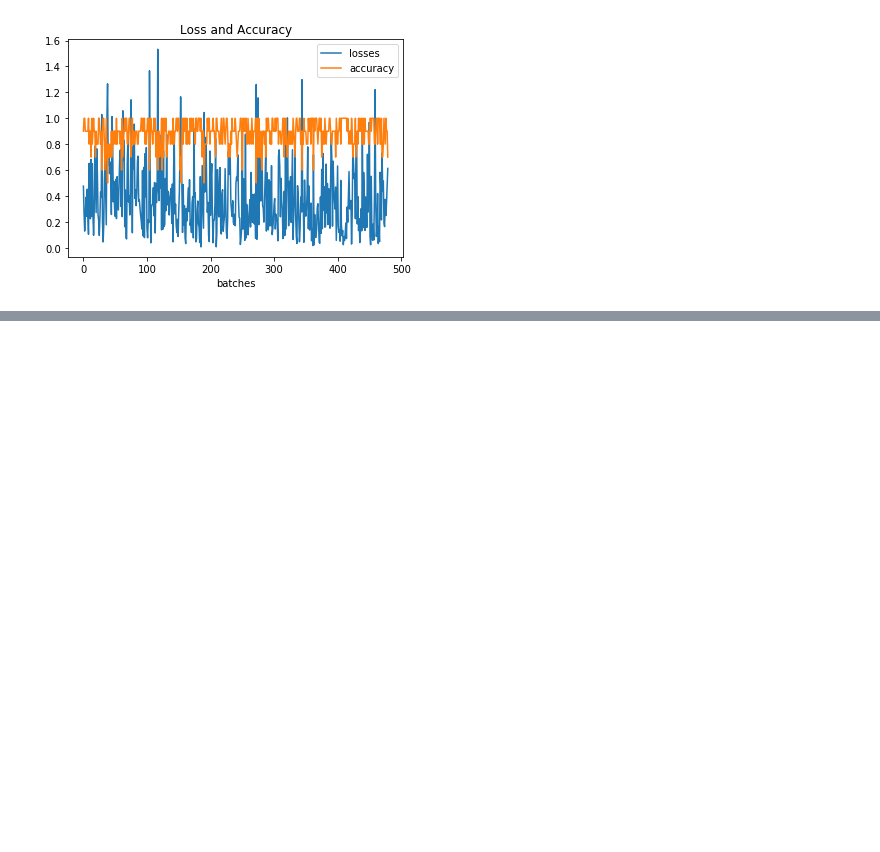
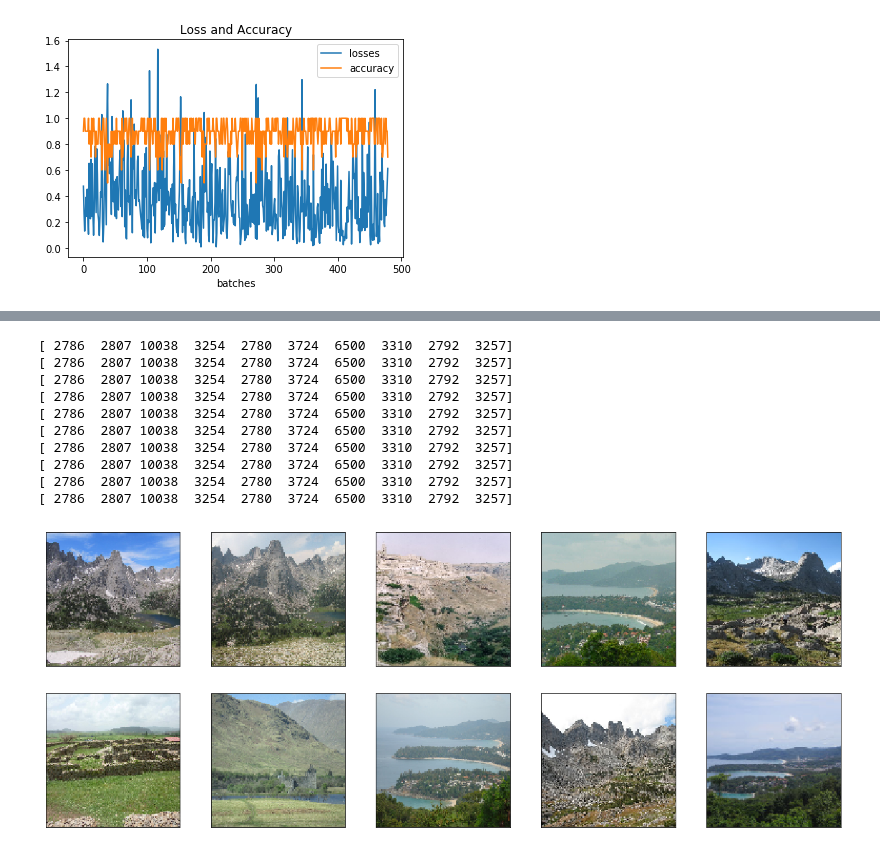
Before and after one commit to stavco9/landmarksColman, a Jupyter notebook: ML2/ml2.ipynb, the cells around one changed output, grey strips where cells are left out. Saved outputs shown, nothing was run; the diff lists cells and outputs as text; code cells hidden in the pictures; blank space fills up the shorter version.

```diff
--- a/ML2/ml2.ipynb
+++ b/ML2/ml2.ipynb
@@ -239,0 +378,24 @@ plt.legend(['losses', 'accuracy'])
+# %%
+plt.figure(figsize=(20, 20))
+for j in range(10):
+    plt.subplot(5,5,j+1)
+    plt.xticks([])
+    plt.yticks([])
+    plt.grid(False)
+    image = imgsList[labels[0][j]]
+    image= image.astype(int)
+    image = np.reshape(image, (128, 128, 3))
+    plt.imshow(image)
+    print(labels[0])
+# %% [output]
+[ 2786  2807 10038  3254  2780  3724  6500  3310  2792  3257]
+[ 2786  2807 10038  3254  2780  3724  6500  3310  2792  3257]
+[ 2786  2807 10038  3254  2780  3724  6500  3310  2792  3257]
+[ 2786  2807 10038  3254  2780  3724  6500  3310  2792  3257]
+[ 2786  2807 10038  3254  2780  3724  6500  3310  2792  3257]
+[ 2786  2807 10038  3254  2780  3724  6500  3310  2792  3257]
+[ 2786  2807 10038  3254  2780  3724  6500  3310  2792  3257]
+[ 2786  2807 10038  3254  2780  3724  6500  3310  2792  3257]
+[ 2786  2807 10038  3254  2780  3724  6500  3310  2792  3257]
+[ 2786  2807 10038  3254  2780  3724  6500  3310  2792  3257]
+[figure, added]
```
Also changed, not shown: parts of 11 cells of this notebook, 6 other files.
